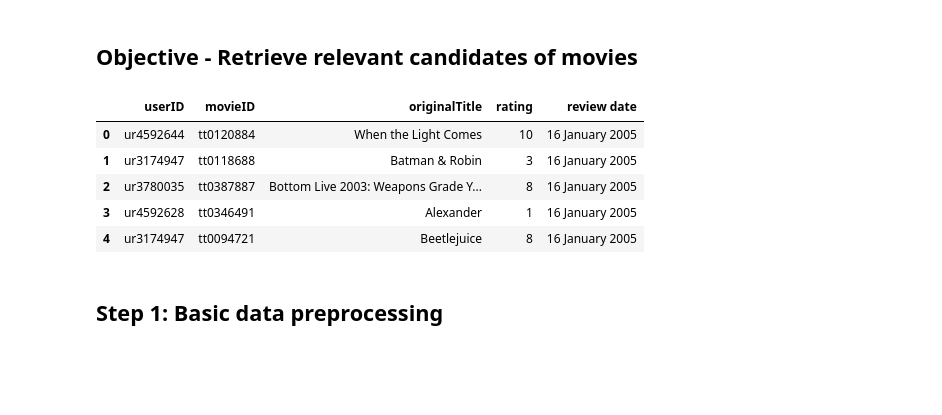
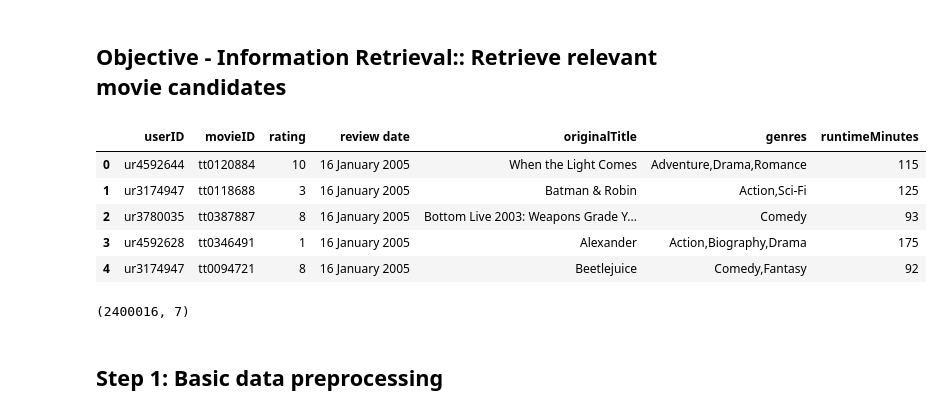
Before and after one commit to chibuikeeugene/tfrs_movie_recommender_system, a Jupyter notebook: research/information_retrieval.ipynb, the cells around one changed output. Cells and saved outputs as stored; diff of their text form; code cells hidden in the pictures; blank space fills up the shorter version.

```diff
--- a/research/information_retrieval.ipynb
+++ b/research/information_retrieval.ipynb
@@ -1,5 +1,5 @@
 # %% [markdown]
-## Objective - Retrieve relevant candidates of movies
+## Objective - Information Retrieval:: Retrieve relevant movie candidates
 # %%
 # load some libraries
 import numpy as np
@@ -24,14 +23,27 @@ from typing import Dict, Text
-# %%
-# load the data
-data = pd.read_csv('sliced_user_id_and_movie_title_data.csv')
-data.head()
-# %% [output]
-|  | userID | movieID | originalTitle | rating | review date |
-| 0 | ur4592644 | tt0120884 | When the Light Comes | 10 | 16 January 2005 |
-| 1 | ur3174947 | tt0118688 | Batman & Robin | 3 | 16 January 2005 |
-| 2 | ur3780035 | tt0387887 | Bottom Live 2003: Weapons Grade Y... | 8 | 16 January 2005 |
-| 3 | ur4592628 | tt0346491 | Alexander | 1 | 16 January 2005 |
-| 4 | ur3174947 | tt0094721 | Beetlejuice | 8 | 16 January 2005 |
+# %%
+# load the data
+ratings_data = pd.read_csv('../data_files/title.basics.csv')
+users_data = pd.read_csv('../data_files/title.user-rating.csv')
+
+#select needed features from ratings
+ratings_data = ratings_data[['tconst', 'originalTitle', 'genres', 'runtimeMinutes']]
+
+# rename column
+ratings_data.rename(columns={'tconst': 'movieID'}, inplace=True)
+
+data = users_data.merge(ratings_data, on='movieID')
+data.head()
+# %% [output]
+|  | userID | movieID | rating | review date | originalTitle | genres | runtimeMinutes |
+| 0 | ur4592644 | tt0120884 | 10 | 16 January 2005 | When the Light Comes | Adventure,Drama,Romance | 115 |
+| 1 | ur3174947 | tt0118688 | 3 | 16 January 2005 | Batman & Robin | Action,Sci-Fi | 125 |
+| 2 | ur3780035 | tt0387887 | 8 | 16 January 2005 | Bottom Live 2003: Weapons Grade Y... | Comedy | 93 |
+| 3 | ur4592628 | tt0346491 | 1 | 16 January 2005 | Alexander | Action,Biography,Drama | 175 |
+| 4 | ur3174947 | tt0094721 | 8 | 16 January 2005 | Beetlejuice | Comedy,Fantasy | 92 |
+# %%
+data.shape
+# %% [output]
+(2400016, 7)
 # %% [markdown]
 ## Step 1: Basic data preprocessing
 # %%
```
Also changed, not shown: parts of 47 cells of this notebook, 2 other files.
